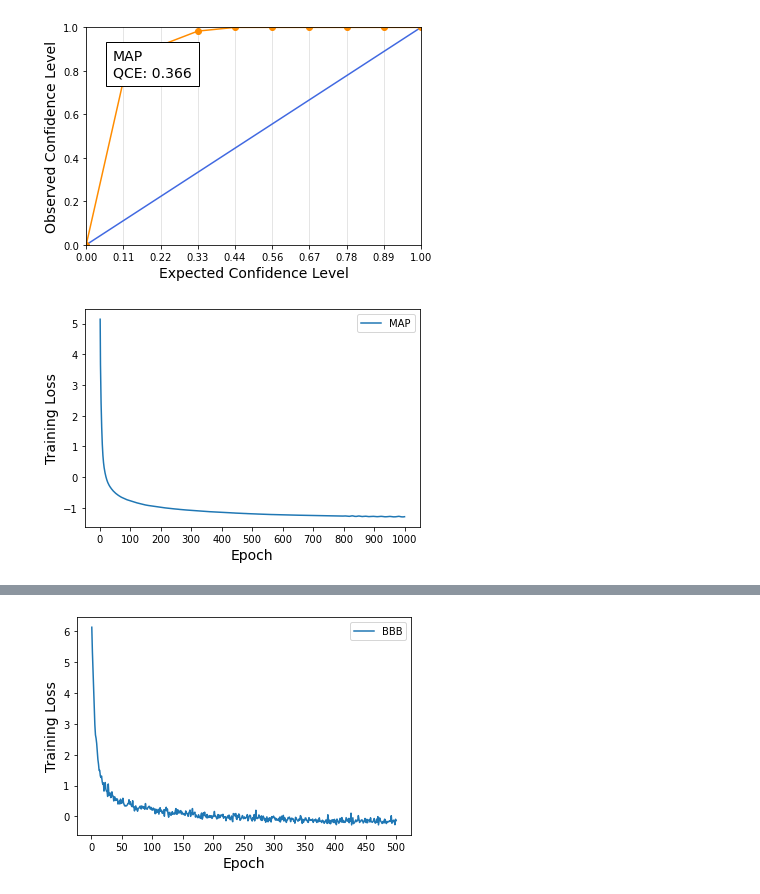
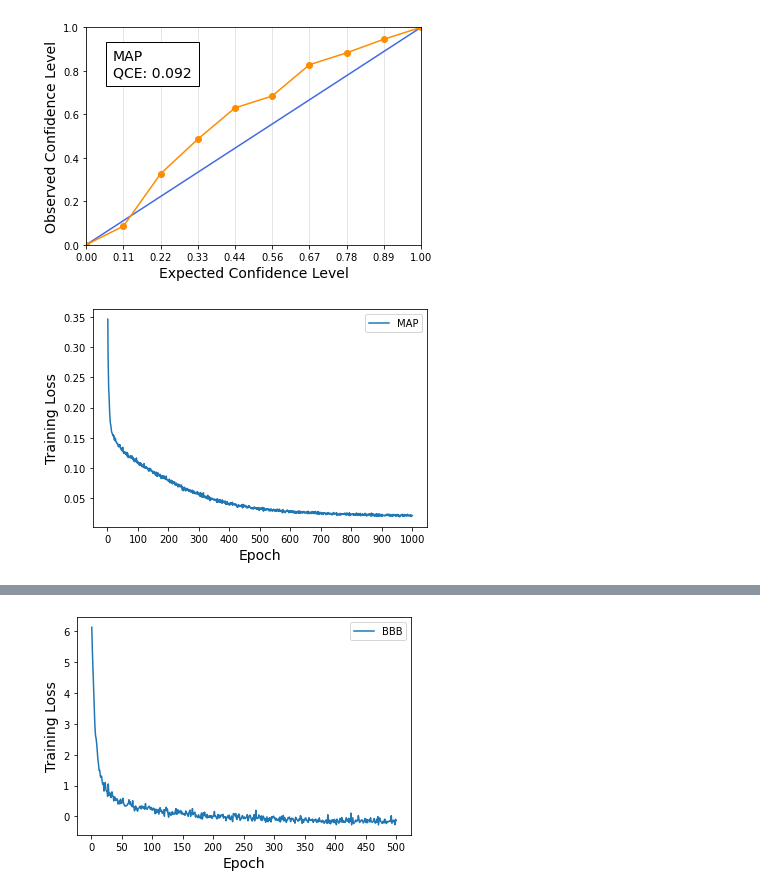
Before and after one commit to Feuermagier/VariationalBayesianDL, a Jupyter notebook: UCI.ipynb, the cells around one changed output, grey strips where cells are left out. Saved outputs shown, nothing was run; the diff lists cells and outputs as text; code cells hidden in the pictures.

Commit message:
Exhaustive UCI housing

```diff
--- a/UCI.ipynb
+++ b/UCI.ipynb
@@ -21,11 +21,12 @@ device = torch.device("cpu")
 # %%
 from training.pp import MAP
 from training.swag import SwagModel
+from training.bbb import BBBModel, GaussianPrior
 from training.util import adam
 torch.manual_seed(0)
 
 batch_size = 32
-dataset = UCIDatasets("yacht", "/mnt/d/Uni/Bachelorarbeit/linux/data/", test_percentage=0.2, subsample=1)
+dataset = UCIDatasets("housing", "/mnt/c/Uni/Bachelor/Code/data/", test_percentage=0.2, subsample=1)
 trainloader = torch.utils.data.DataLoader(dataset.train_set, batch_size, shuffle=False)
 testloader = torch.utils.data.DataLoader(dataset.test_set, batch_size, shuffle=False)
 init_var = torch.tensor(0.25).to(device).repeat(dataset.out_dim)
@@ -37,14 +38,15 @@ config = {
     "mean_samples": 100,
     "deviation_samples": 30
 }
+prior = GaussianPrior(0, 1)
 layers = [
-    ("fc", (dataset.in_dim, 50)),
+    ("v_fc", (dataset.in_dim, 50, prior, {})),
     ("relu", ()),
-    ("fc", (50, 1)),
+    ("v_fc", (50, 1, prior, {})),
     ("gauss", (init_var, False))
 ]
-map_model = SwagModel(layers, config)
-map_model.train_model(1000, nll_loss, adam(1e-3, 1e-4), trainloader, batch_size, device, report_every_epochs=100)
+map_model = BBBModel(layers)
+map_model.train_model(1000, nll_loss, adam(1e-3), trainloader, batch_size, device, mc_samples=2, report_every_epochs=100)
 #model.train_model(50, nll_loss, adam(1e-2), trainloader, batch_size, device, mc_samples=10, report_every_epochs=100)
 res = make_res("MAP", map_model.infer, 1000)
 
@@ -71,8 +71,8 @@ MAP & $-2.30 \pm nan$ & $1.90 \pm nan$ & $0.30 \pm nan$ & $0.37 \pm nan$ \\
-[figure, old version]
+[figure, new version]
 # %%
 plot_losses("MAP", map_model.all_losses(), plt.subplot())
 # %% [output]
-[figure, old version]
+[figure, new version]
 # %%
 from training.vogn import VOGNModule, iVONModuleFunctorch
 
```
Also changed, not shown: parts of 3 cells of this notebook, 2 other files.
